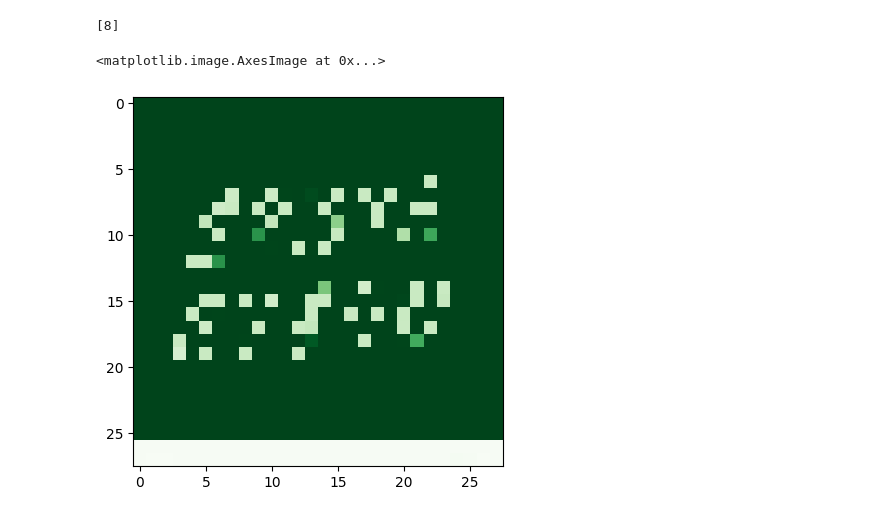
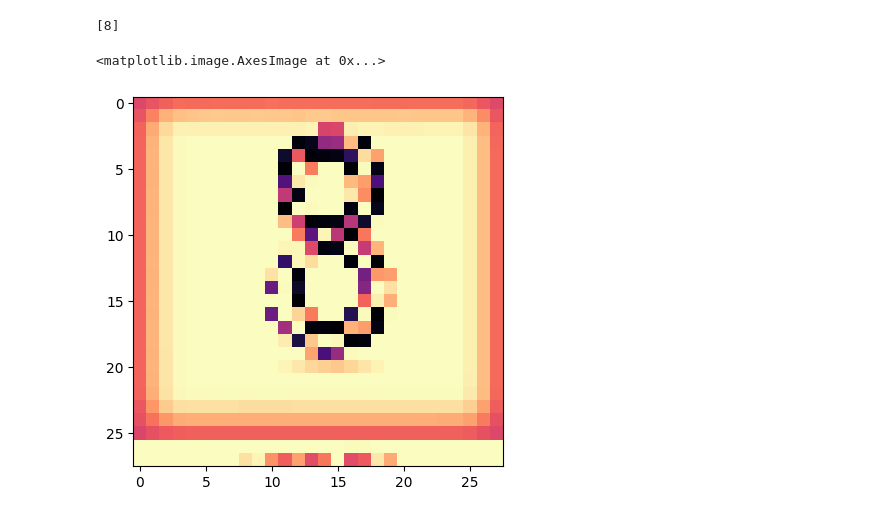
Before and after one commit to easwari21/mnist-classification, a Jupyter notebook: EX_3_DL.ipynb, the cells around one changed output. Cells and saved outputs as stored; diff of their text form; code cells hidden in the pictures.

```diff
--- a/EX_3_DL.ipynb
+++ b/EX_3_DL.ipynb
@@ -213,5 +223,5 @@ weighted avg       0.98      0.98      0.98     10000
 # %%
-img = image.load_img('num.jpg')
+img = image.load_img('n.webp')
 # %%
 type(img)
 # %% [output]
@@ -219,5 +229,5 @@ PIL.JpegImagePlugin.JpegImageFile
 # %%
-img = image.load_img('num.jpg')
+img = image.load_img('n.webp')
 img_tensor = tf.convert_to_tensor(np.asarray(img))
 img_28 = tf.image.resize(img_tensor,(28,28))
 img_28_gray = tf.image.rgb_to_grayscale(img_28)
@@ -233,10 +243,10 @@ print(x_single_prediction)
 # %% [output]
 [8]
 # %%
-plt.imshow(img_28_gray_scaled.reshape(28,28),cmap='Greens')
+plt.imshow(img_28_gray_scaled.reshape(28,28),cmap='magma')
 # %% [output]
 <matplotlib.image.AxesImage at 0x...>
-[figure, old version]
+[figure, new version]
 # %%
 img_28_gray_inverted = 255.0-img_28_gray
 img_28_gray_inverted_scaled = img_28_gray_inverted.numpy()/255.0
```
Also changed, not shown: parts of 13 cells of this notebook.
